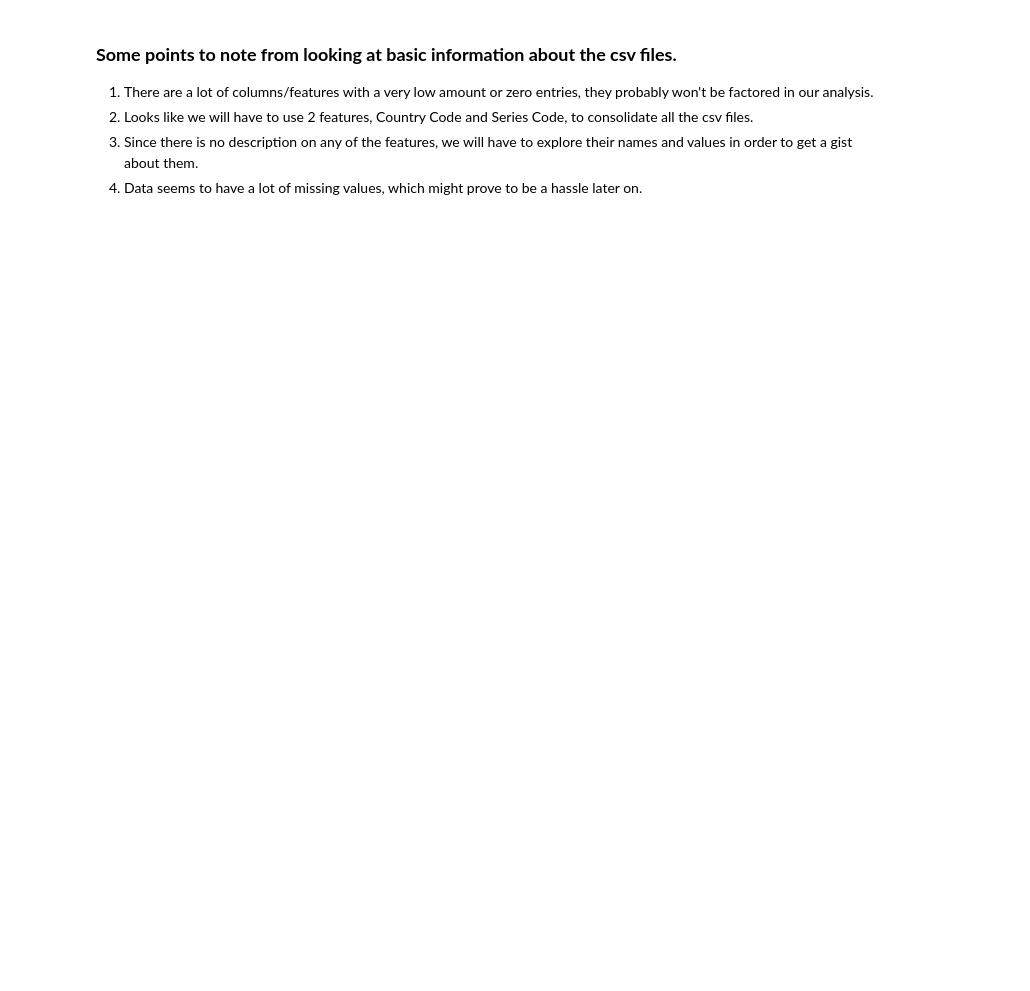
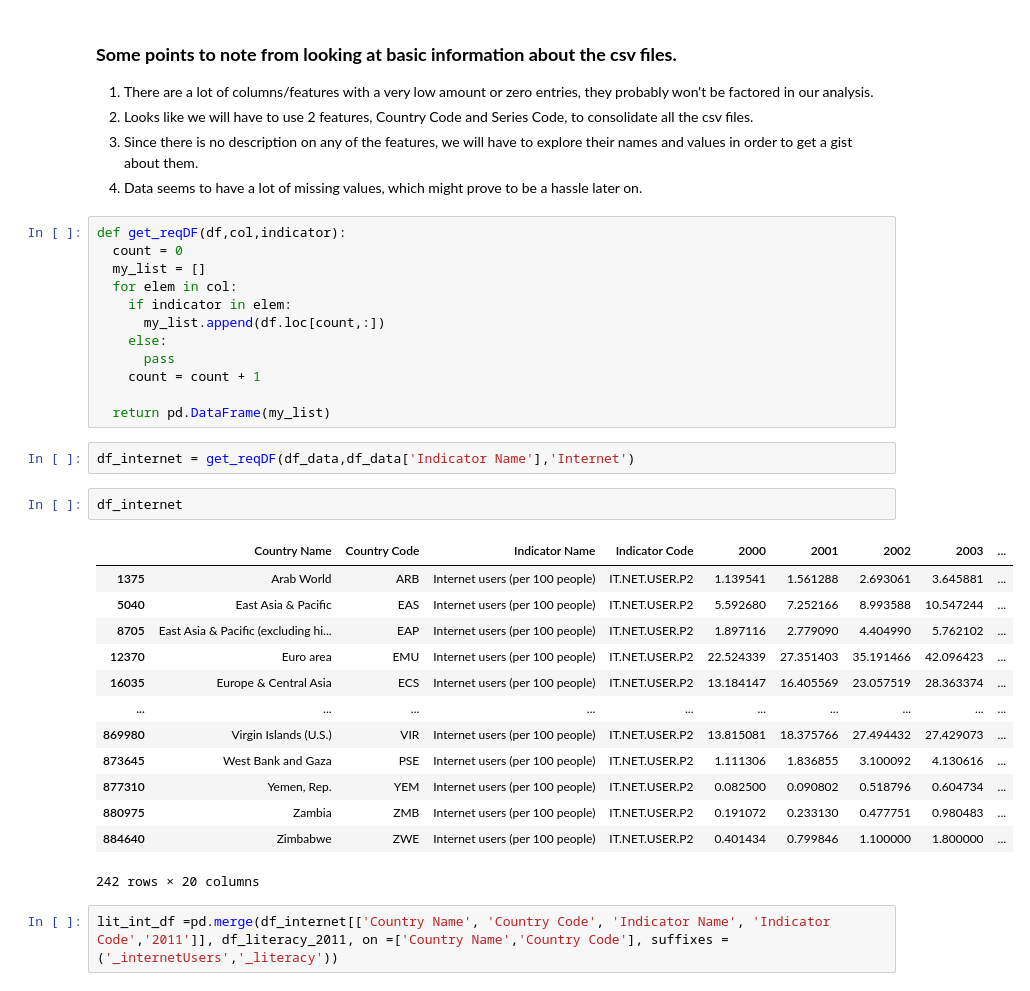
Before and after one commit to Sriram1717/World-Bank-Global-Education-Analysis, a Jupyter notebook: CH_Sriram_Sureshkumar_Capstone_Project_World_Bank_Global_Education_Analysis_Capstone_Project.ipynb, the cells around one changed output. Cells and saved outputs as stored; diff of their text form; blank space fills up the shorter version.

```diff
--- a/CH_Sriram_Sureshkumar_Capstone_Project_World_Bank_Global_Education_Analysis_Capstone_Project.ipynb
+++ b/CH_Sriram_Sureshkumar_Capstone_Project_World_Bank_Global_Education_Analysis_Capstone_Project.ipynb
@@ -256,3 +472,35 @@ df_footnote[df_footnote['SeriesCode'] == df_footnote.loc[0,'SeriesCode']]
 2. Looks like we will have to use 2 features, Country Code and Series Code, to consolidate all the csv files.
 3. Since there is no description on any of the features, we will have to explore their names and values in order to get a gist about them.
 4. Data seems to have a lot of missing values, which might prove to be a hassle later on.
+# %%
+def get_reqDF(df,col,indicator):
+  count = 0
+  my_list = []
+  for elem in col:
+    if indicator in elem:
+      my_list.append(df.loc[count,:])
+    else:
+      pass
+    count = count + 1
+
+  return pd.DataFrame(my_list)
+# %%
+df_internet = get_reqDF(df_data,df_data['Indicator Name'],'Internet')
+# %%
+df_internet
+# %% [output]
+|  | Country Name | Country Code | Indicator Name | Indicator Code | 2000 | 2001 | 2002 | 2003 | ... |
+| 1375 | Arab World | ARB | Internet users (per 100 people) | IT.NET.USER.P2 | 1.139541 | 1.561288 | 2.693061 | 3.645881 | ... |
+| 5040 | East Asia & Pacific | EAS | Internet users (per 100 people) | IT.NET.USER.P2 | 5.592680 | 7.252166 | 8.993588 | 10.547244 | ... |
+| 8705 | East Asia & Pacific (excluding hi... | EAP | Internet users (per 100 people) | IT.NET.USER.P2 | 1.897116 | 2.779090 | 4.404990 | 5.762102 | ... |
+| 12370 | Euro area | EMU | Internet users (per 100 people) | IT.NET.USER.P2 | 22.524339 | 27.351403 | 35.191466 | 42.096423 | ... |
+| 16035 | Europe & Central Asia | ECS | Internet users (per 100 people) | IT.NET.USER.P2 | 13.184147 | 16.405569 | 23.057519 | 28.363374 | ... |
+| ... | ... | ... | ... | ... | ... | ... | ... | ... | ... |
+| 869980 | Virgin Islands (U.S.) | VIR | Internet users (per 100 people) | IT.NET.USER.P2 | 13.815081 | 18.375766 | 27.494432 | 27.429073 | ... |
+| 873645 | West Bank and Gaza | PSE | Internet users (per 100 people) | IT.NET.USER.P2 | 1.111306 | 1.836855 | 3.100092 | 4.130616 | ... |
+| 877310 | Yemen, Rep. | YEM | Internet users (per 100 people) | IT.NET.USER.P2 | 0.082500 | 0.090802 | 0.518796 | 0.604734 | ... |
+| 880975 | Zambia | ZMB | Internet users (per 100 people) | IT.NET.USER.P2 | 0.191072 | 0.233130 | 0.477751 | 0.980483 | ... |
+| 884640 | Zimbabwe | ZWE | Internet users (per 100 people) | IT.NET.USER.P2 | 0.401434 | 0.799846 | 1.100000 | 1.800000 | ... |
+242 rows × 20 columns
+# %%
+lit_int_df =pd.merge(df_internet[['Country Name', 'Country Code', 'Indicator Name', 'Indicator Code','2011']], df_literacy_2011, on =['Country Name','Country Code'], suffixes = ('_internetUsers','_literacy'))
```
Also changed, not shown: parts of 36 cells of this notebook.
